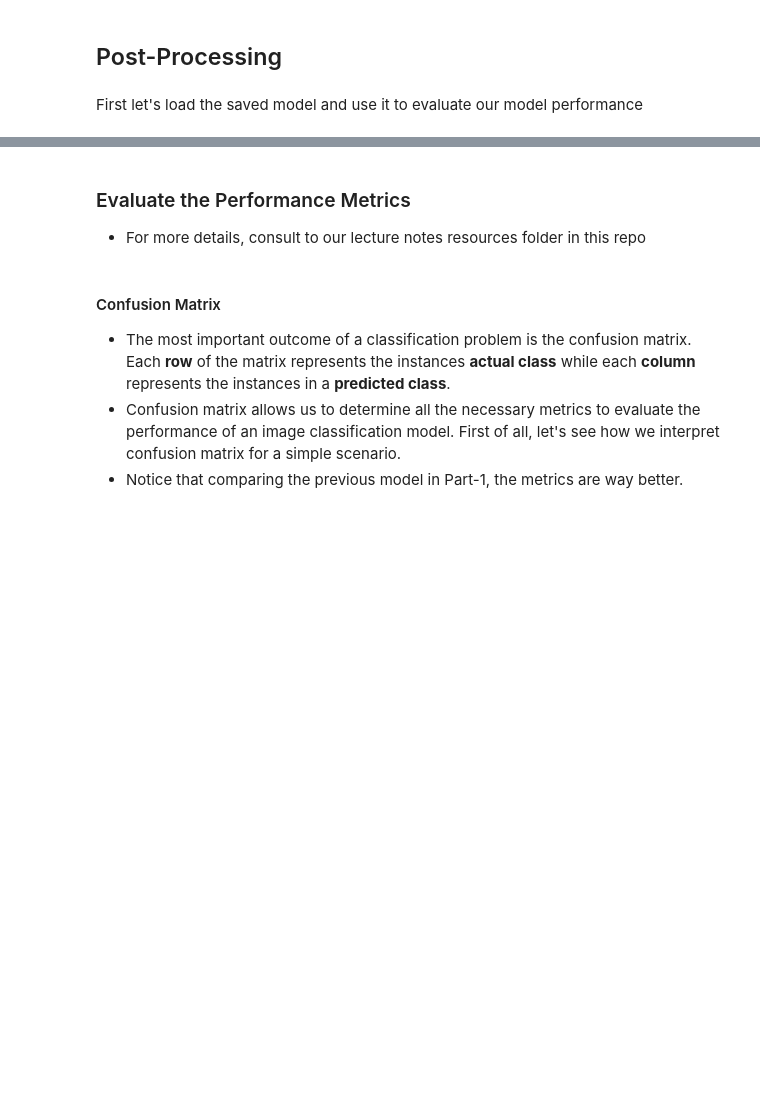
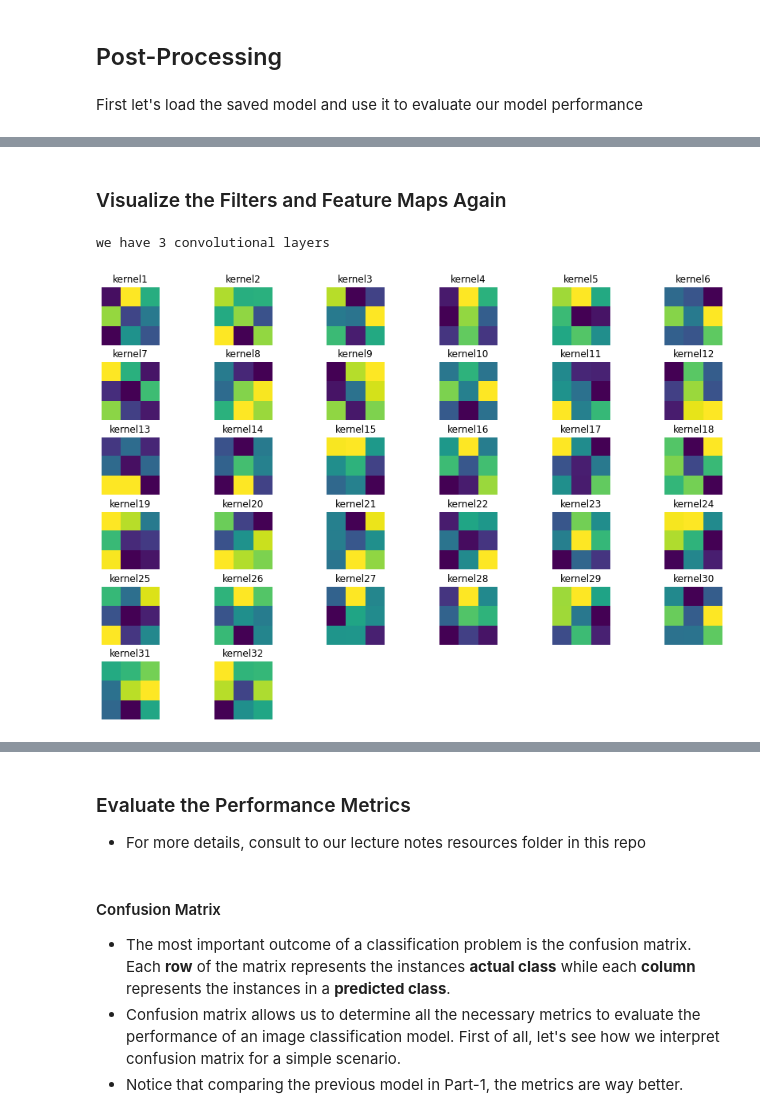
Before and after one commit to erkara/Spelman_College_Machine_Learning_Group, a Jupyter notebook: 9_Image_Classification_Part2_Convolutional_Neural_Networks.ipynb, the cells around one changed output, grey strips where cells are left out. Cells and saved outputs as stored; diff of their text form; code cells hidden in the pictures; blank space fills up the shorter version.

```diff
--- a/9_Image_Classification_Part2_Convolutional_Neural_Networks.ipynb
+++ b/9_Image_Classification_Part2_Convolutional_Neural_Networks.ipynb
@@ -622,3 +641,11 @@ def ShowPredictions(n):
 ShowPredictions(3)
 # %%
 ShowPredictions(3)
+# %% [markdown]
+### Visualize the Filters and Feature Maps Again
+# %%
+weight_list,conv_layer_list = GetCnnWeights(model)
+PlotFilters(weight_list,layer_num=0)
+# %% [output]
+we have 3 convolutional layers
+[figure, added]
```
Also changed, not shown: parts of 20 cells of this notebook.
